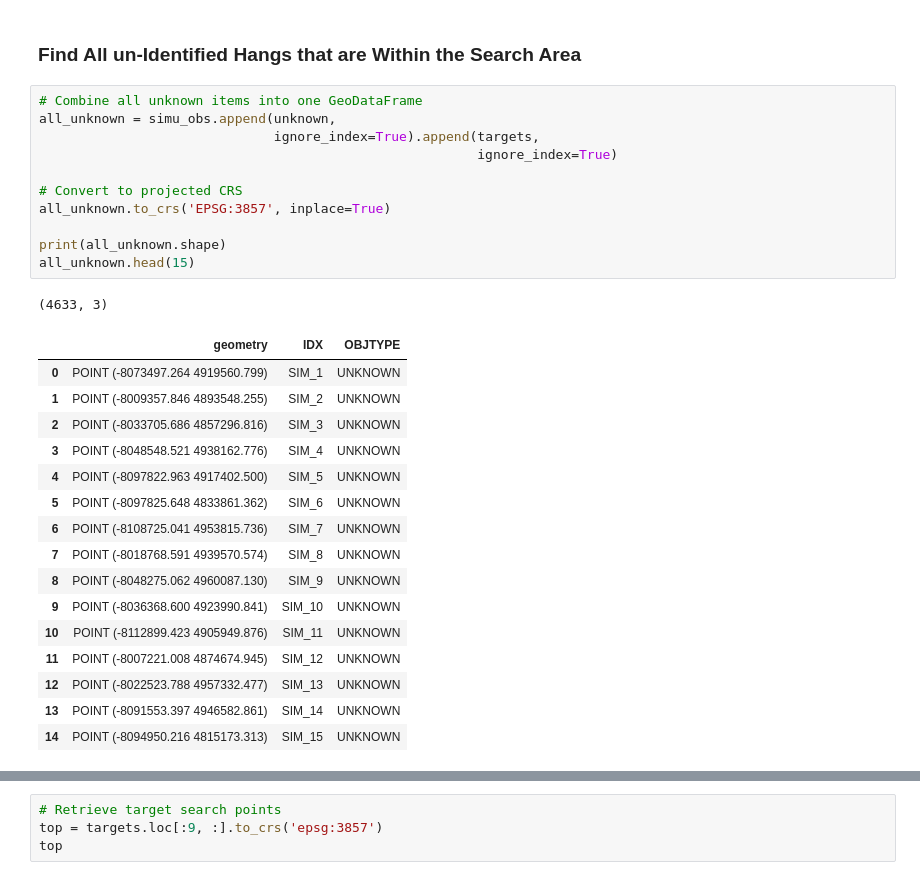
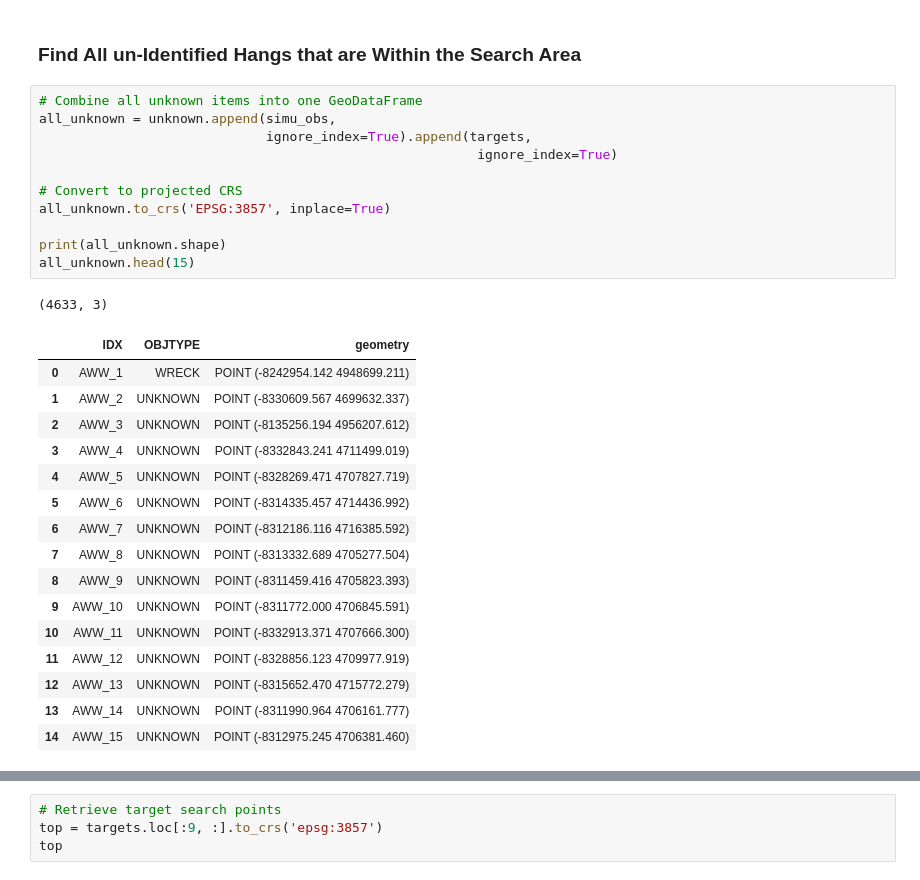
Before and after one commit to Data-Science-for-Conservation/Ocean_GIS_for_Python, a Jupyter notebook: GIS_Analysis.ipynb, the cells around one changed output, grey strips where cells are left out. Saved outputs shown, nothing was run; the diff lists cells and outputs as text.

```diff
--- a/GIS_Analysis.ipynb
+++ b/GIS_Analysis.ipynb
@@ -779,30 +775,30 @@ display_map(m_2, 'm_2.html')
 ### Find All un-Identified Hangs that are Within the Search Area
 # %%
 # Combine all unknown items into one GeoDataFrame
-all_unknown = simu_obs.append(unknown,
-                              ignore_index=True).append(targets,
+all_unknown = unknown.append(simu_obs,
+                             ignore_index=True).append(targets,
                                                         ignore_index=True)
 
 # Convert to projected CRS
 all_unknown.to_crs('EPSG:3857', inplace=True)
 
 print(all_unknown.shape)
 all_unknown.head(15)
 # %% [output]
 (4633, 3)
-|  | geometry | IDX | OBJTYPE |
-| 0 | POINT (-8073497.264 4919560.799) | SIM_1 | UNKNOWN |
-| 1 | POINT (-8009357.846 4893548.255) | SIM_2 | UNKNOWN |
-| 2 | POINT (-8033705.686 4857296.816) | SIM_3 | UNKNOWN |
-| 3 | POINT (-8048548.521 4938162.776) | SIM_4 | UNKNOWN |
-| 4 | POINT (-8097822.963 4917402.500) | SIM_5 | UNKNOWN |
-| 5 | POINT (-8097825.648 4833861.362) | SIM_6 | UNKNOWN |
-| 6 | POINT (-8108725.041 4953815.736) | SIM_7 | UNKNOWN |
-| 7 | POINT (-8018768.591 4939570.574) | SIM_8 | UNKNOWN |
-| 8 | POINT (-8048275.062 4960087.130) | SIM_9 | UNKNOWN |
-| 9 | POINT (-8036368.600 4923990.841) | SIM_10 | UNKNOWN |
-| 10 | POINT (-8112899.423 4905949.876) | SIM_11 | UNKNOWN |
-| 11 | POINT (-8007221.008 4874674.945) | SIM_12 | UNKNOWN |
-| 12 | POINT (-8022523.788 4957332.477) | SIM_13 | UNKNOWN |
-| 13 | POINT (-8091553.397 4946582.861) | SIM_14 | UNKNOWN |
-| 14 | POINT (-8094950.216 4815173.313) | SIM_15 | UNKNOWN |
+|  | IDX | OBJTYPE | geometry |
+| 0 | AWW_1 | WRECK | POINT (-8242954.142 4948699.211) |
+| 1 | AWW_2 | UNKNOWN | POINT (-8330609.567 4699632.337) |
+| 2 | AWW_3 | UNKNOWN | POINT (-8135256.194 4956207.612) |
+| 3 | AWW_4 | UNKNOWN | POINT (-8332843.241 4711499.019) |
+| 4 | AWW_5 | UNKNOWN | POINT (-8328269.471 4707827.719) |
+| 5 | AWW_6 | UNKNOWN | POINT (-8314335.457 4714436.992) |
+| 6 | AWW_7 | UNKNOWN | POINT (-8312186.116 4716385.592) |
+| 7 | AWW_8 | UNKNOWN | POINT (-8313332.689 4705277.504) |
+| 8 | AWW_9 | UNKNOWN | POINT (-8311459.416 4705823.393) |
+| 9 | AWW_10 | UNKNOWN | POINT (-8311772.000 4706845.591) |
+| 10 | AWW_11 | UNKNOWN | POINT (-8332913.371 4707666.300) |
+| 11 | AWW_12 | UNKNOWN | POINT (-8328856.123 4709977.919) |
+| 12 | AWW_13 | UNKNOWN | POINT (-8315652.470 4715772.279) |
+| 13 | AWW_14 | UNKNOWN | POINT (-8311990.964 4706161.777) |
+| 14 | AWW_15 | UNKNOWN | POINT (-8312975.245 4706381.460) |
```
Also changed, not shown: parts of 12 cells of this notebook, 4 other files.
